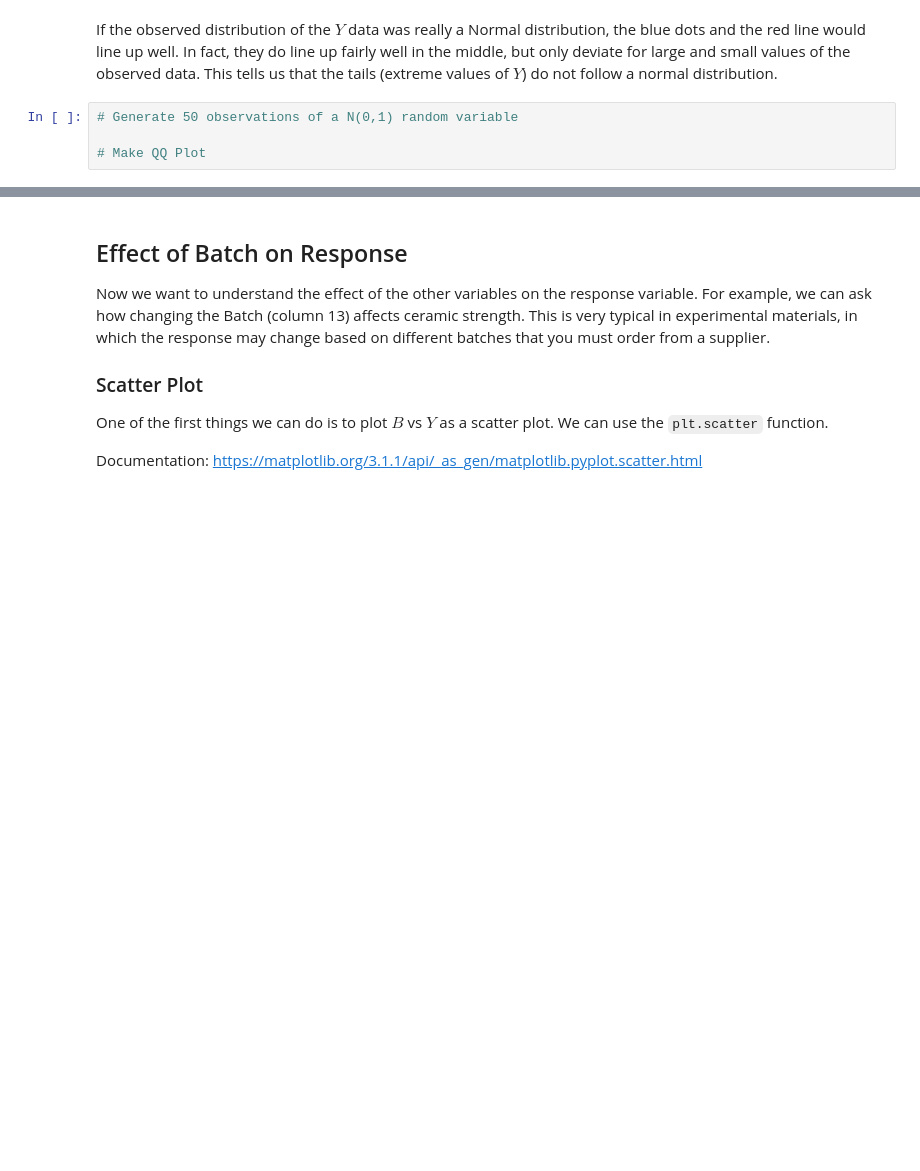
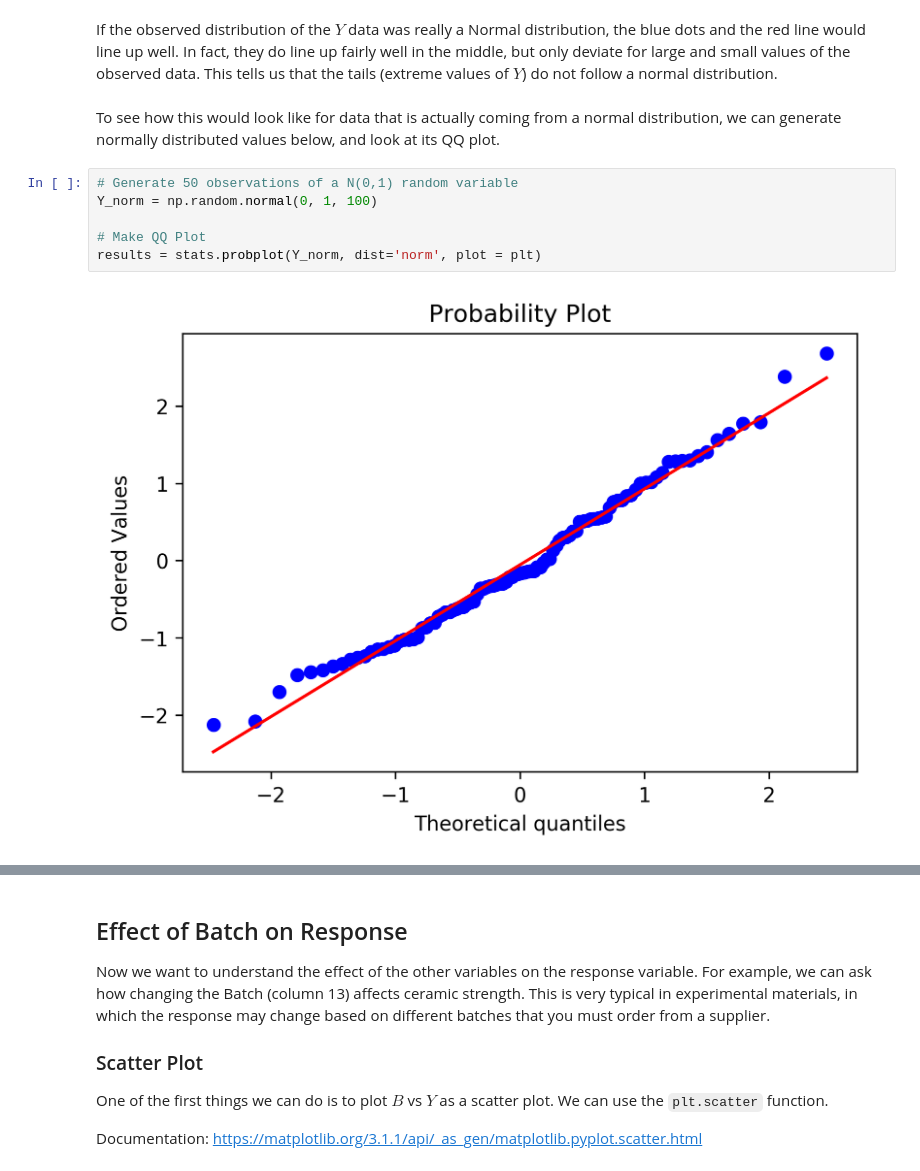
Before and after one commit to krisreyes/mdi504-F19-notebooks, a Jupyter notebook: Lecture 04 - Exploratory Data Analysis.ipynb, the cells around one changed output, grey strips where cells are left out. Drawn from its saved outputs; the diff is of its cells as text; blank space fills up the shorter version.

```diff
--- a/Lecture 04 - Exploratory Data Analysis.ipynb
+++ b/Lecture 04 - Exploratory Data Analysis.ipynb
@@ -159,6 +263,12 @@ results = stats.probplot(Y, dist='norm', plot = plt)
 # %% [markdown]
 If the observed distribution of the $Y$ data was really a Normal distribution, the blue dots and the red line would line up well. In fact, they do line up fairly well in the middle, but only deviate for large and small values of the observed data. This tells us that the tails (extreme values of $Y$) do not follow a normal distribution.
+# %% [markdown]
+To see how this would look like for data that is actually coming from a normal distribution, we can generate normally distributed values below, and look at its QQ plot.
 # %%
 # Generate 50 observations of a N(0,1) random variable
+Y_norm = np.random.normal(0, 1, 100)
 
 # Make QQ Plot
+results = stats.probplot(Y_norm, dist='norm', plot = plt)
+# %% [output]
+[figure, added]
```
Also changed, not shown: parts of 26 cells of this notebook.
